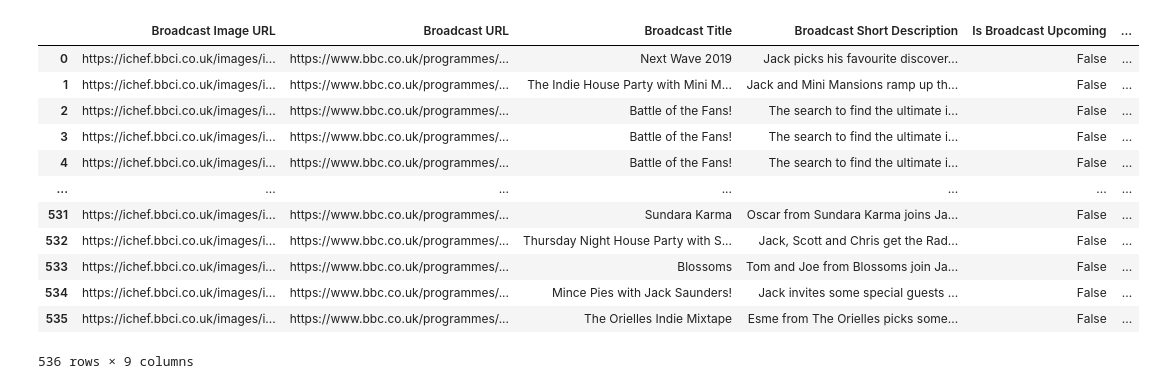
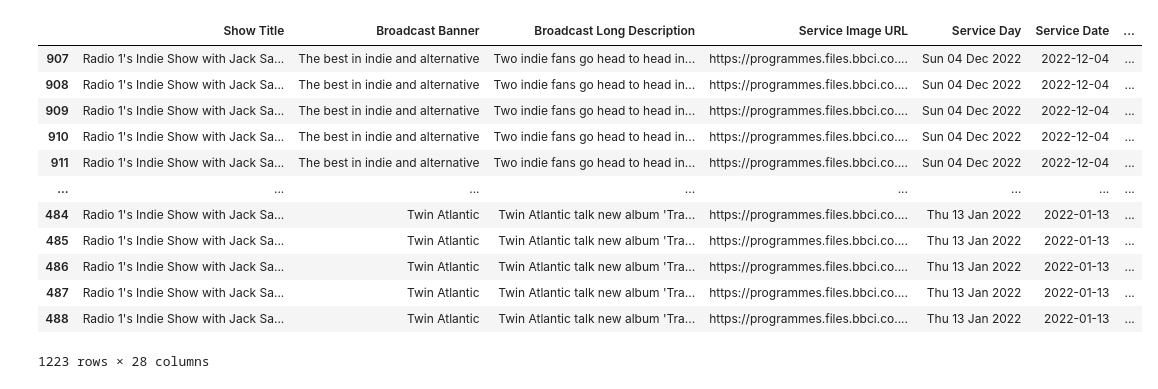
Before and after one commit to Aled-Jenkins/BBC-to-Spotify, a Jupyter notebook: src/updating_data.ipynb, the cells around one changed output. Drawn from its saved outputs; the diff is of its cells as text; code cells hidden in the pictures.

Commit message:
Updating Data Code Beta

```diff
--- a/src/updating_data.ipynb
+++ b/src/updating_data.ipynb
@@ -44,4 +11,23 @@ for show_url in shows_to_run:
 # %%
+#shows_to_run = ["https://www.bbc.co.uk/programmes/m00008zy/episodes/guide",
+#                "https://www.bbc.co.uk/programmes/b03hjfww/episodes/guide",
+#                "https://www.bbc.co.uk/programmes/b006wkh9/episodes/guide",
+#                "https://www.bbc.co.uk/programmes/p04m6srg/episodes/guide",
+#                "https://www.bbc.co.uk/programmes/m000m5bw/episodes/guide",
+#                "https://www.bbc.co.uk/programmes/m0016zh5/episodes/guide",
+#                "https://www.bbc.co.uk/programmes/b0072lb2/episodes/guide",
+#                "https://www.bbc.co.uk/programmes/b0072q60/episodes/guide",
+#                "https://www.bbc.co.uk/programmes/b00p4l4t/episodes/guide"]
+#                "https://www.bbc.co.uk/programmes/b0072l4x/episodes/guide",
+
+temp_show_broadcast_details = pd.DataFrame()
+
+for show_url in shows['Show URL']:
+    show_instance = Show(show_url)
+    if shows.empty or show_instance.show_key not in shows['Show Key'].unique():
+        shows = pd.concat([shows,show_instance.show_details])
+    temp_show_broadcast_details = pd.concat([temp_show_broadcast_details,show_instance.broadcasts])
+
 temp_show_broadcast_details['Datetime Key'] = datetime.now()
 temp_show_broadcast_details['Is New Data'] = True
 
@@ -49,14 +35,15 @@ show_broadcast_details = pd.concat([show_broadcast_details,temp_show_broadcast_d
 show_broadcast_details = show_broadcast_details.groupby(allbut(show_broadcast_details.columns,['Datetime Key','Is New Data'])).apply(lambda group: group.nsmallest(1, columns='Datetime Key')).reset_index(drop=True)
 show_broadcast_details = show_broadcast_details.groupby("Broadcast Key").apply(lambda group: group.nlargest(1, columns='Datetime Key')).reset_index(drop=True)
 # %%
-new_broadcast_data = show_broadcast_details[(show_broadcast_details["Is Broadcast Upcoming"]==False) & (show_broadcast_details["Is New Data"]==True)][0:10]
+new_broadcast_data = show_broadcast_details[(show_broadcast_details["Is Broadcast Upcoming"]==False) & (show_broadcast_details["Is New Data"]==True)]#[0:10]
 temp_broadcast_details = pd.DataFrame()
 temp_broadcast_playlists = pd.DataFrame()
 
 for i, [broadcast_url,broadcast_key] in enumerate(new_broadcast_data[['Broadcast URL','Broadcast Key']].values):
     broadcast_instance = Playlist(broadcast_url)
-    print(f'Broadcast Number {1+i} of {len(new_broadcast_data.index)}')
-    temp_broadcast_details = pd.concat([temp_broadcast_details,broadcast_instance.playlist])
+    if i % 10 == 0:
+        print(f'Broadcast Number {1+i} of {len(new_broadcast_data.index)}')
+    temp_broadcast_details = pd.concat([temp_broadcast_details,broadcast_instance.broadcast_details])
     temp_broadcast_playlists = pd.concat([temp_broadcast_playlists,broadcast_instance.playlist])
 
 temp_broadcast_details['Datetime Key'] = datetime.now()
@@ -74,25 +79,33 @@ broadcast_playlists = broadcast_playlists.groupby(["Broadcast Key", "Broadcast P
 # %%
-show_broadcast_details['Is New Data'] = False
-broadcast_details['Is New Data'] = False
-broadcast_playlists['Is New Data'] = False
+#show_broadcast_details['Is New Data'] = False
+#broadcast_details['Is New Data'] = False
+#broadcast_playlists['Is New Data'] = False
 
 shows.to_pickle("../data/shows.pkl")
 show_broadcast_details.to_pickle("../data/show_broadcast_details.pkl")
 broadcast_details.to_pickle("../data/broadcast_details.pkl")
 broadcast_playlists.to_pickle("../data/broadcast_playlists.pkl")
-# %%
-show_broadcast_details
-# %% [output]
-|  | Broadcast Image URL | Broadcast URL | Broadcast Title | Broadcast Short Description | Is Broadcast Upcoming | ... |
-| 0 | https://ichef.bbci.co.uk/images/i... | https://www.bbc.co.uk/programmes/... | Next Wave 2019 | Jack picks his favourite discover... | False | ... |
-| 1 | https://ichef.bbci.co.uk/images/i... | https://www.bbc.co.uk/programmes/... | The Indie House Party with Mini M... | Jack and Mini Mansions ramp up th... | False | ... |
-| 2 | https://ichef.bbci.co.uk/images/i... | https://www.bbc.co.uk/programmes/... | Battle of the Fans! | The search to find the ultimate i... | False | ... |
-| 3 | https://ichef.bbci.co.uk/images/i... | https://www.bbc.co.uk/programmes/... | Battle of the Fans! | The search to find the ultimate i... | False | ... |
-| 4 | https://ichef.bbci.co.uk/images/i... | https://www.bbc.co.uk/programmes/... | Battle of the Fans! | The search to find the ultimate i... | False | ... |
-| ... | ... | ... | ... | ... | ... | ... |
-| 531 | https://ichef.bbci.co.uk/images/i... | https://www.bbc.co.uk/programmes/... | Sundara Karma | Oscar from Sundara Karma joins Ja... | False | ... |
-| 532 | https://ichef.bbci.co.uk/images/i... | https://www.bbc.co.uk/programmes/... | Thursday Night House Party with S... | Jack, Scott and Chris get the Rad... | False | ... |
-| 533 | https://ichef.bbci.co.uk/images/i... | https://www.bbc.co.uk/programmes/... | Blossoms | Tom and Joe from Blossoms join Ja... | False | ... |
-| 534 | https://ichef.bbci.co.uk/images/i... | https://www.bbc.co.uk/programmes/... | Mince Pies with Jack Saunders! | Jack invites some special guests ... | False | ... |
-| 535 | https://ichef.bbci.co.uk/images/i... | https://www.bbc.co.uk/programmes/... | The Orielles Indie Mixtape | Esme from The Orielles picks some... | False | ... |
-536 rows × 9 columns
+# %%
+mask_2022 = broadcast_details['Service Date'].apply(lambda date: date.year) == 2022
+
+(
+broadcast_details[mask_2022]
+.merge(broadcast_playlists, on='Broadcast Key', how='left', suffixes=(" Broadcast Details",""))
+.merge(show_broadcast_details, on='Broadcast Key', how='left', suffixes=(""," Show Details"))
+.merge(shows, on='Show Key', how='left')
+.sort_values(['Service Date','Broadcast Position'], ascending = [False, True])
+)
+# %% [output]
+|  | Show Title | Broadcast Banner | Broadcast Long Description | Service Image URL | Service Day | Service Date | ... |
+| 907 | Radio 1's Indie Show with Jack Sa... | The best in indie and alternative | Two indie fans go head to head in... | https://programmes.files.bbci.co.... | Sun 04 Dec 2022 | 2022-12-04 | ... |
+| 908 | Radio 1's Indie Show with Jack Sa... | The best in indie and alternative | Two indie fans go head to head in... | https://programmes.files.bbci.co.... | Sun 04 Dec 2022 | 2022-12-04 | ... |
+| 909 | Radio 1's Indie Show with Jack Sa... | The best in indie and alternative | Two indie fans go head to head in... | https://programmes.files.bbci.co.... | Sun 04 Dec 2022 | 2022-12-04 | ... |
+| 910 | Radio 1's Indie Show with Jack Sa... | The best in indie and alternative | Two indie fans go head to head in... | https://programmes.files.bbci.co.... | Sun 04 Dec 2022 | 2022-12-04 | ... |
+| 911 | Radio 1's Indie Show with Jack Sa... | The best in indie and alternative | Two indie fans go head to head in... | https://programmes.files.bbci.co.... | Sun 04 Dec 2022 | 2022-12-04 | ... |
+| ... | ... | ... | ... | ... | ... | ... | ... |
+| 484 | Radio 1's Indie Show with Jack Sa... | Twin Atlantic | Twin Atlantic talk new album 'Tra... | https://programmes.files.bbci.co.... | Thu 13 Jan 2022 | 2022-01-13 | ... |
+| 485 | Radio 1's Indie Show with Jack Sa... | Twin Atlantic | Twin Atlantic talk new album 'Tra... | https://programmes.files.bbci.co.... | Thu 13 Jan 2022 | 2022-01-13 | ... |
+| 486 | Radio 1's Indie Show with Jack Sa... | Twin Atlantic | Twin Atlantic talk new album 'Tra... | https://programmes.files.bbci.co.... | Thu 13 Jan 2022 | 2022-01-13 | ... |
+| 487 | Radio 1's Indie Show with Jack Sa... | Twin Atlantic | Twin Atlantic talk new album 'Tra... | https://programmes.files.bbci.co.... | Thu 13 Jan 2022 | 2022-01-13 | ... |
+| 488 | Radio 1's Indie Show with Jack Sa... | Twin Atlantic | Twin Atlantic talk new album 'Tra... | https://programmes.files.bbci.co.... | Thu 13 Jan 2022 | 2022-01-13 | ... |
+1223 rows × 28 columns
```
Also changed, not shown: parts of 6 cells of this notebook.
